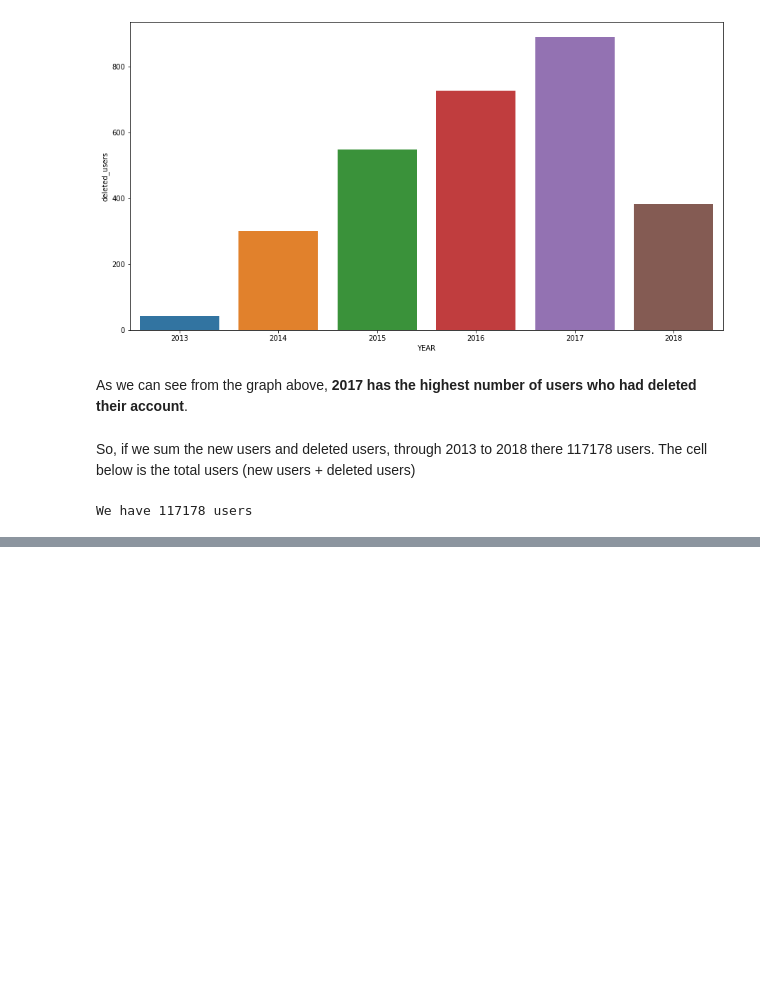
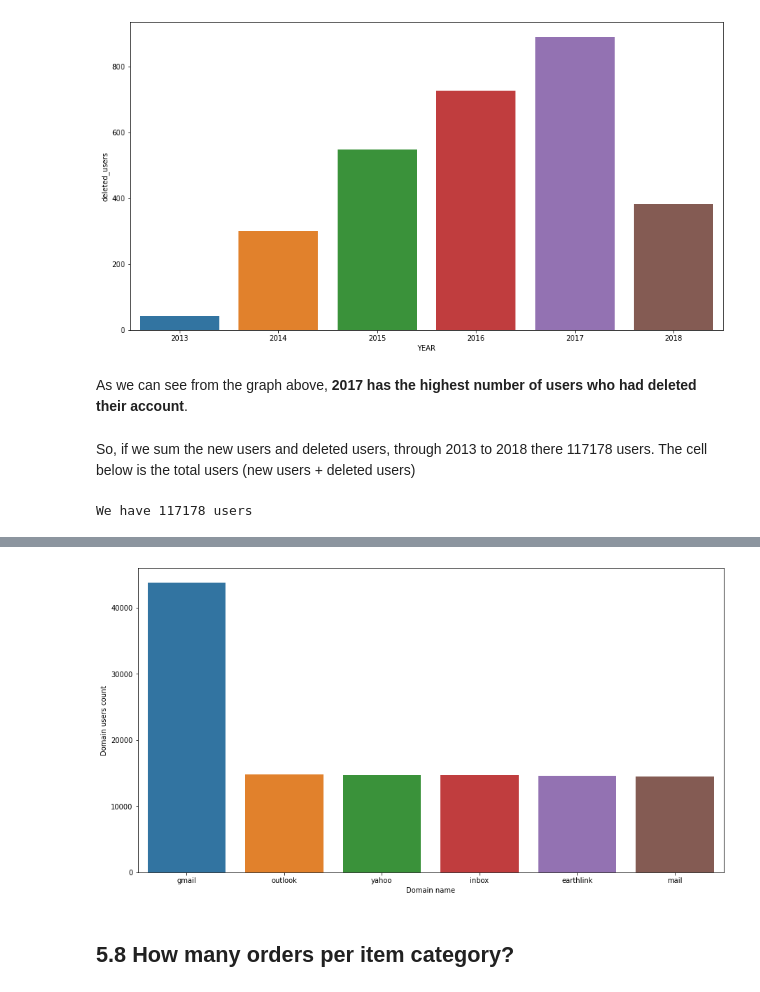
Before and after one commit to H8-Assignments-Bay/finpro-ftds-001-hck-ftds-001-hck-group-002, a Jupyter notebook: h8dsft_FPSG02.ipynb, the cells around one changed output, grey strips where cells are left out. Cells and saved outputs as stored; diff of their text form; code cells hidden in the pictures; blank space fills up the shorter version.

```diff
--- a/h8dsft_FPSG02.ipynb
+++ b/h8dsft_FPSG02.ipynb
@@ -566,0 +679,7 @@ We have 17463 users that have ordered items
+# %%
+users = sq('''
+SELECT *
+FROM users
+''')
+
+users.head()
@@ -566,0 +693,5 @@ We have 17463 users that have ordered items
+# %%
+#lets see the types of email domains do we have
+import numpy as np
+e_mail_domains = np.unique(users['email_address'].apply(lambda x:re.findall('@[\w]+'.lower(),x.lower())[0][1:]))
+print('We have {} E-Mail domains:\n{}'.format(len(e_mail_domains),e_mail_domains))
@@ -566,0 +701,11 @@ We have 17463 users that have ordered items
+# %%
+email_domain_users_count = pd.DataFrame(columns=e_mail_domains)
+for email in e_mail_domains:
+    q = '''SELECT COUNT(*)
+           FROM users
+           WHERE email_address like '{}' '''.format('%@'+email+'.%')
+    count = sq(q).values[0]
+    email_domain_users_count[email] = count
+email_domain_users_count = email_domain_users_count.T.sort_values(by=0,ascending=False).reset_index().\
+                                        rename(columns={0:'Domain users count','index':'Domain name'})
+email_domain_users_count
@@ -566,0 +720,7 @@ We have 17463 users that have ordered items
+# %%
+plt.figure(figsize=(15,8))
+ax = sns.barplot(data=email_domain_users_count, x='Domain name', y='Domain users count')
+# %% [output]
+[figure, added]
+# %% [markdown]
+## 5.8 How many orders per item category?
```
Also changed, not shown: parts of 24 cells of this notebook.
